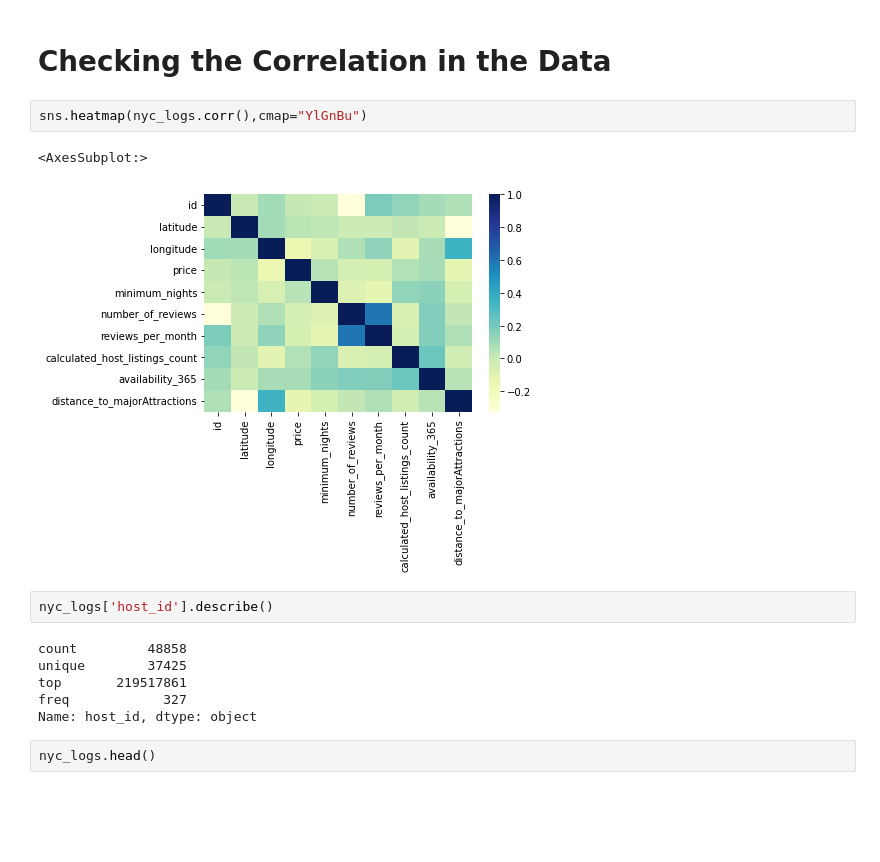
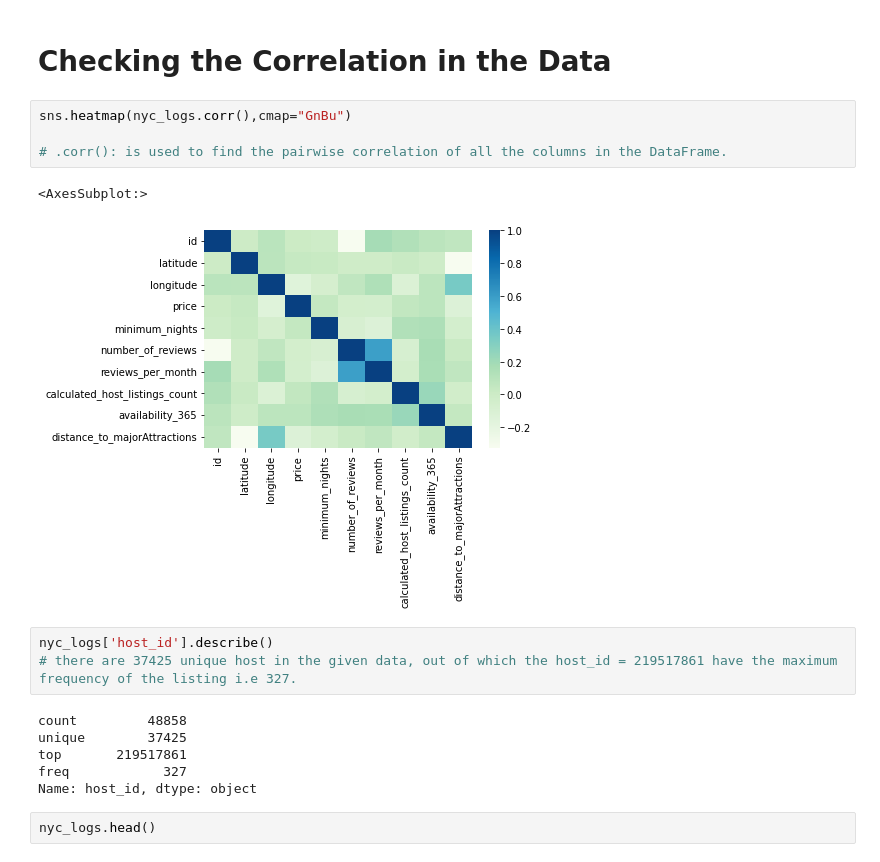
Before and after one commit to KunalSharma2001/Data-Analysis-Projects, a Jupyter notebook: NYC_Airbnb_DataAnalysis.ipynb, the cells around one changed output. Saved outputs shown, nothing was run; the diff lists cells and outputs as text; blank space fills up the shorter version.

```diff
--- a/NYC_Airbnb_DataAnalysis.ipynb
+++ b/NYC_Airbnb_DataAnalysis.ipynb
@@ -367,19 +367,22 @@ nyc_logs['distance_to_majorAttractions'] = nyc_logs.apply(lambda x : haversine(x
 nyc_logs['distance_to_majorAttractions'] = nyc_logs['distance_to_majorAttractions'].round(2)
 # %% [markdown]
 # **Checking the Correlation in the Data**
-# %%
-sns.heatmap(nyc_logs.corr(),cmap="YlGnBu")
-# %% [output]
-<AxesSubplot:>
-[figure, removed]
-# %%
-nyc_logs['host_id'].describe()
-# %% [output]
-count         48858
-unique        37425
-top       219517861
-freq            327
-Name: host_id, dtype: object
+# %%
+sns.heatmap(nyc_logs.corr(),cmap="GnBu")
+
+# .corr(): is used to find the pairwise correlation of all the columns in the DataFrame.
+# %% [output]
+<AxesSubplot:>
+[figure, added]
+# %%
+nyc_logs['host_id'].describe()
+# there are 37425 unique host in the given data, out of which the host_id = 219517861 have the maximum frequency of the listing i.e 327.
+# %% [output]
+count         48858
+unique        37425
+top       219517861
+freq            327
+Name: host_id, dtype: object
 # %%
 nyc_logs.head()
 # %% [output]
```
Also changed, not shown: parts of 25 cells of this notebook.
